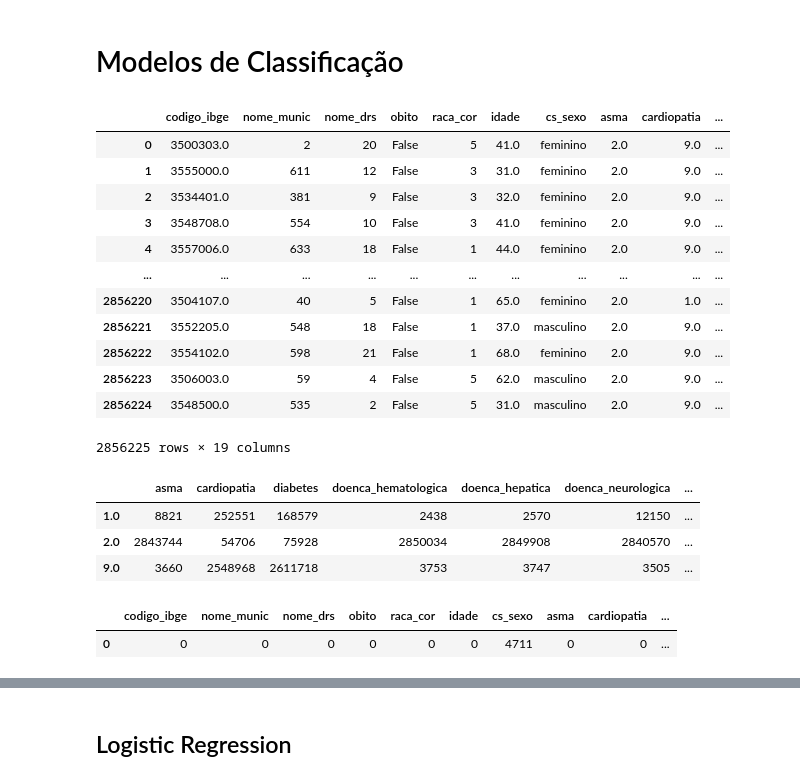
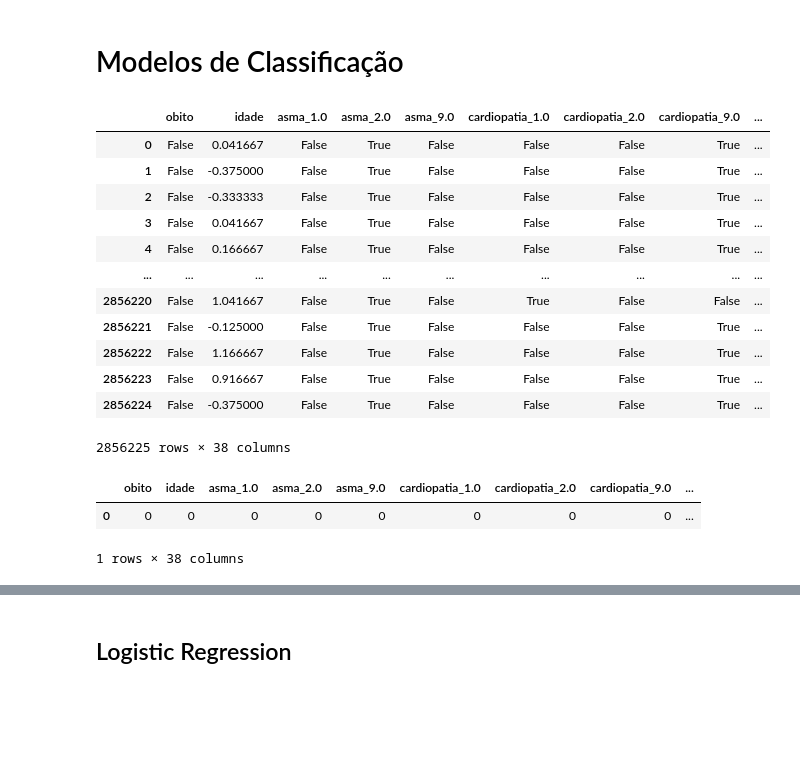
Before and after one commit to andregdmitri/SCC0957-PraticaCienciaDados, a Jupyter notebook: ML_comImputacao.ipynb, the cells around one changed output, grey strips where cells are left out. Drawn from its saved outputs; the diff is of its cells as text; code cells hidden in the pictures; blank space fills up the shorter version.

```diff
--- a/ML_comImputacao.ipynb
+++ b/ML_comImputacao.ipynb
@@ -100,52 +120,37 @@ warnings.simplefilter(action='ignore', category=FutureWarning)
 # %% [markdown]
 # Modelos de Classificação
 # %%
-def dataset_scaler(df: pd.DataFrame, one_hot: bool = False, clean_nan: bool = False, ):
-  df1 = df.copy(deep=True)
-  if one_hot:
-    df1 = pd.get_dummies(df1, columns = list_categorical_columns)
-  else:
-    le = LabelEncoder()
-    for c in list_categorical_columns:
-      df1[c] = le.fit_transform(df1[c])
+df = obitos_raca_cor.copy(deep=True)
 
-  if clean_nan:
-    imputer = SimpleImputer(strategy='most_frequent')
-    df1[list_numerical_columns] = imputer.fit_transform(df1[list_numerical_columns])
-#     y_imputer = SimpleImputer(missing_values=np.nan)
-#     y =  y_imputer.fit_transform(y)
+scaler = RobustScaler()
+df['idade'] = scaler.fit_transform(df[['idade']])
+imputer = SimpleImputer()
+df['idade'] = imputer.fit_transform(df[['idade']])
 
-  return df1
+df.drop(columns=['cs_sexo', 'nome_munic', 'codigo_ibge', 'nome_drs', 'raca_cor'], inplace=True)
+imputer = SimpleImputer(strategy='most_frequent')
+df[comorbidades] = imputer.fit_transform(df[comorbidades])
+
+df = pd.get_dummies(df, columns=comorbidades)
 # %%
-df = obitos_raca_cor.copy()
-df.drop(columns=['cs_sexo', 'nome_munic'], inplace=True)
-list_categorical_columns = list(df.select_dtypes(include='object').columns)
-list_numerical_columns = list(df.select_dtypes(include='number').columns)
-df = dataset_scaler(df, clean_nan=True)
 df
 # %% [output]
-|  | codigo_ibge | nome_munic | nome_drs | obito | raca_cor | idade | cs_sexo | asma | cardiopatia | ... |
-| 0 | 3500303.0 | 2 | 20 | False | 5 | 41.0 | feminino | 2.0 | 9.0 | ... |
-| 1 | 3555000.0 | 611 | 12 | False | 3 | 31.0 | feminino | 2.0 | 9.0 | ... |
-| 2 | 3534401.0 | 381 | 9 | False | 3 | 32.0 | feminino | 2.0 | 9.0 | ... |
-| 3 | 3548708.0 | 554 | 10 | False | 3 | 41.0 | feminino | 2.0 | 9.0 | ... |
-| 4 | 3557006.0 | 633 | 18 | False | 1 | 44.0 | feminino | 2.0 | 9.0 | ... |
-| ... | ... | ... | ... | ... | ... | ... | ... | ... | ... | ... |
-| 2856220 | 3504107.0 | 40 | 5 | False | 1 | 65.0 | feminino | 2.0 | 1.0 | ... |
-| 2856221 | 3552205.0 | 548 | 18 | False | 1 | 37.0 | masculino | 2.0 | 9.0 | ... |
-| 2856222 | 3554102.0 | 598 | 21 | False | 1 | 68.0 | feminino | 2.0 | 9.0 | ... |
-| 2856223 | 3506003.0 | 59 | 4 | False | 5 | 62.0 | masculino | 2.0 | 9.0 | ... |
-| 2856224 | 3548500.0 | 535 | 2 | False | 5 | 31.0 | masculino | 2.0 | 9.0 | ... |
+|  | obito | idade | asma_1.0 | asma_2.0 | asma_9.0 | cardiopatia_1.0 | cardiopatia_2.0 | cardiopatia_9.0 | ... |
+| 0 | False | 0.041667 | False | True | False | False | False | True | ... |
+| 1 | False | -0.375000 | False | True | False | False | False | True | ... |
+| 2 | False | -0.333333 | False | True | False | False | False | True | ... |
+| 3 | False | 0.041667 | False | True | False | False | False | True | ... |
+| 4 | False | 0.166667 | False | True | False | False | False | True | ... |
+| ... | ... | ... | ... | ... | ... | ... | ... | ... | ... |
+| 2856220 | False | 1.041667 | False | True | False | True | False | False | ... |
+| 2856221 | False | -0.125000 | False | True | False | False | False | True | ... |
+| 2856222 | False | 1.166667 | False | True | False | False | False | True | ... |
+| 2856223 | False | 0.916667 | False | True | False | False | False | True | ... |
+| 2856224 | False | -0.375000 | False | True | False | False | False | True | ... |
-2856225 rows × 19 columns
+2856225 rows × 38 columns
-# %%
-df.apply(pd.value_counts)
-# %% [output]
-|  | asma | cardiopatia | diabetes | doenca_hematologica | doenca_hepatica | doenca_neurologica | ... |
-| 1.0 | 8821 | 252551 | 168579 | 2438 | 2570 | 12150 | ... |
-| 2.0 | 2843744 | 54706 | 75928 | 2850034 | 2849908 | 2840570 | ... |
-| 9.0 | 3660 | 2548968 | 2611718 | 3753 | 3747 | 3505 | ... |
 # %%
-pd.DataFrame(df[list.isnull().sum()).T
+pd.DataFrame(df.isnull().sum()).T
 # %% [output]
-|  | codigo_ibge | nome_munic | nome_drs | obito | raca_cor | idade | cs_sexo | asma | cardiopatia | ... |
-| 0 | 0 | 0 | 0 | 0 | 0 | 0 | 4711 | 0 | 0 | ... |
+|  | obito | idade | asma_1.0 | asma_2.0 | asma_9.0 | cardiopatia_1.0 | cardiopatia_2.0 | cardiopatia_9.0 | ... |
+| 0 | 0 | 0 | 0 | 0 | 0 | 0 | 0 | 0 | ... |
+1 rows × 38 columns
```
Also changed, not shown: parts of 24 cells of this notebook, 1 other file.
